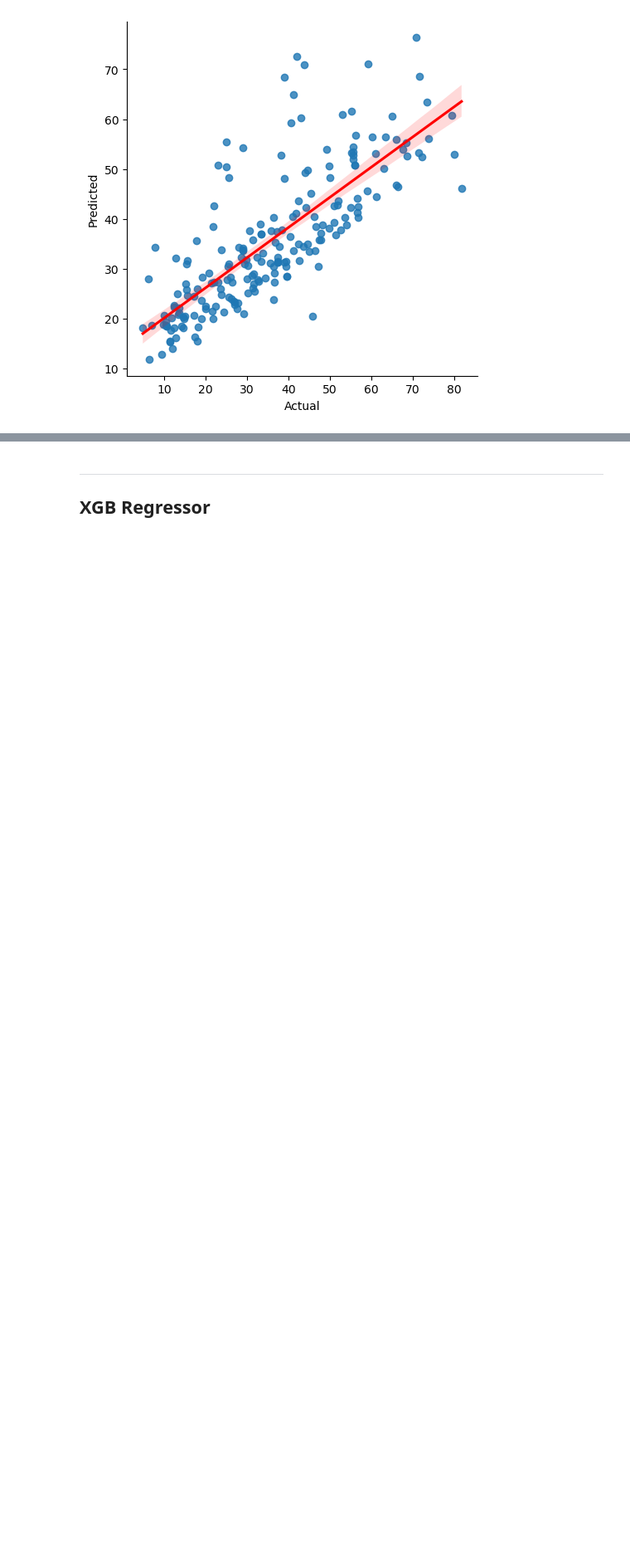
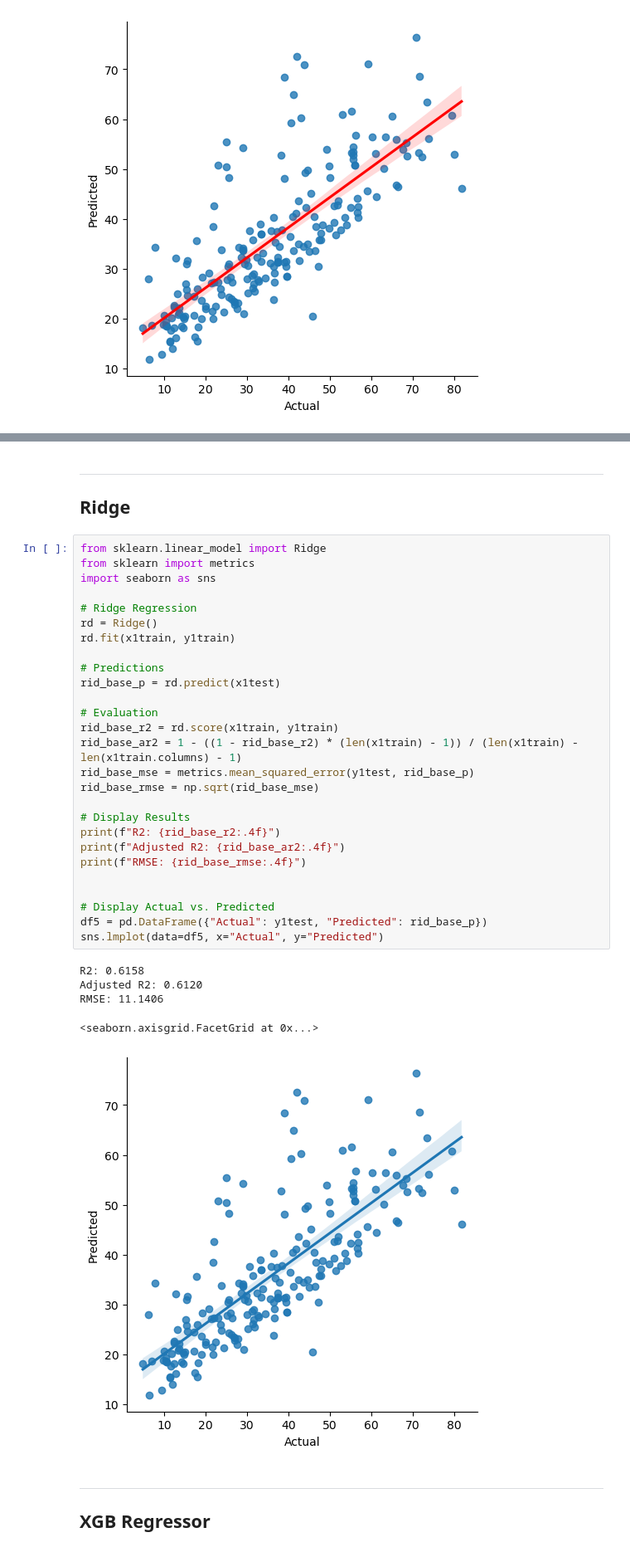
Before and after one commit to NinadKarlekar/Concrete_Compressive_strength_prediction_ineuron, a Jupyter notebook: notebook/EDA and Model.ipynb, the cells around one changed output, grey strips where cells are left out. Shown at 83% size. Cells and saved outputs as stored; diff of their text form; blank space fills up the shorter version.

```diff
--- a/notebook/EDA and Model.ipynb
+++ b/notebook/EDA and Model.ipynb
@@ -124,3 +159,39 @@ plt.show()
+# %% [markdown]
+---------------------------------
+## Ridge
+# %%
+from sklearn.linear_model import Ridge
+from sklearn import metrics
+import seaborn as sns
+
+# Ridge Regression
+rd = Ridge()
+rd.fit(x1train, y1train)
+
+# Predictions
+rid_base_p = rd.predict(x1test)
+
+# Evaluation
+rid_base_r2 = rd.score(x1train, y1train)
+rid_base_ar2 = 1 - ((1 - rid_base_r2) * (len(x1train) - 1)) / (len(x1train) - len(x1train.columns) - 1)
+rid_base_mse = metrics.mean_squared_error(y1test, rid_base_p)
+rid_base_rmse = np.sqrt(rid_base_mse)
+
+# Display Results
+print(f"R2: {rid_base_r2:.4f}")
+print(f"Adjusted R2: {rid_base_ar2:.4f}")
+print(f"RMSE: {rid_base_rmse:.4f}")
+
+
+# Display Actual vs. Predicted
+df5 = pd.DataFrame({"Actual": y1test, "Predicted": rid_base_p})
+sns.lmplot(data=df5, x="Actual", y="Predicted")
+# %% [output]
+R2: 0.6158
+Adjusted R2: 0.6120
+RMSE: 11.1406
+<seaborn.axisgrid.FacetGrid at 0x...>
+[figure, added]
 # %% [markdown]
 --------------------------
 ## XGB Regressor
```
Also changed, not shown: parts of 54 cells of this notebook, 1 other file.
